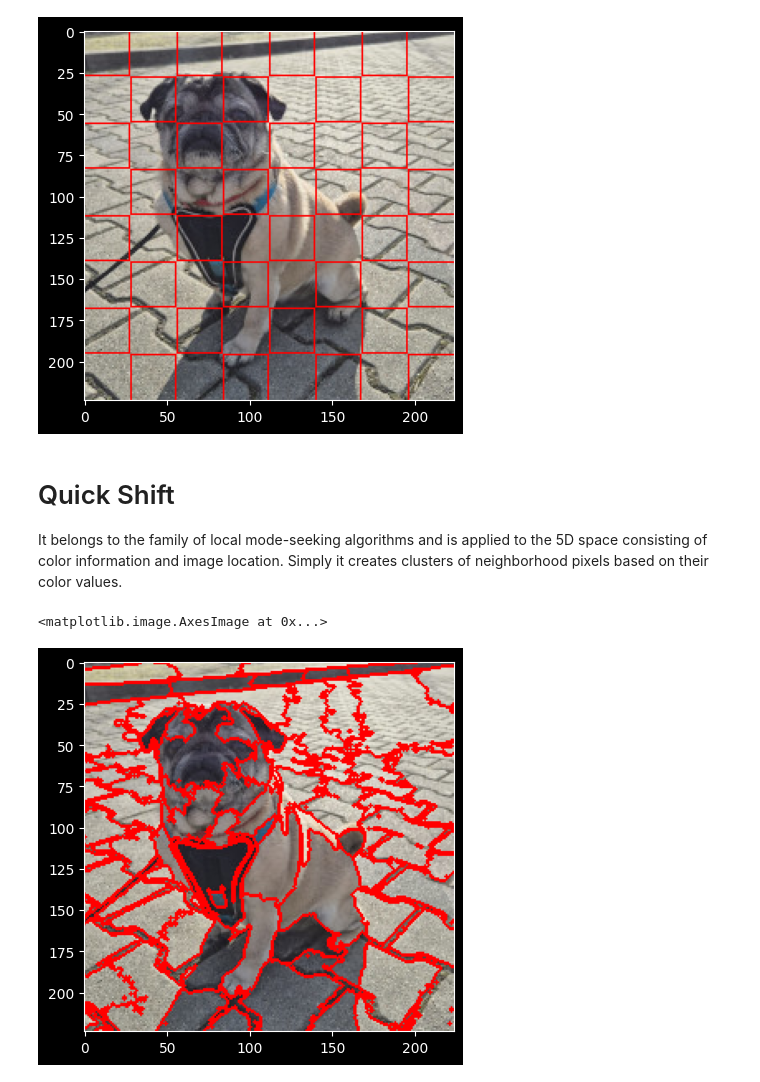
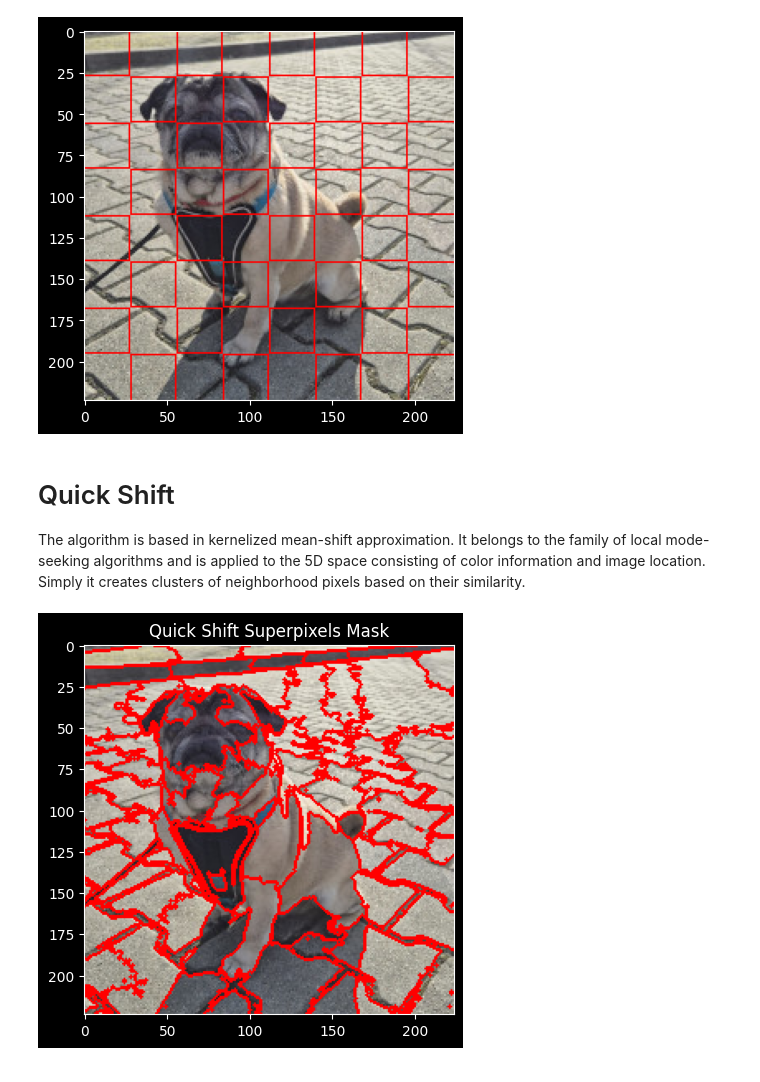
Before and after one commit to xXKeNdAmAmAsTeRXx/XAI_methods_in_classification, a Jupyter notebook: Intro_to_superpixels.ipynb, the cells around one changed output. Cells and saved outputs as stored; diff of their text form; code cells hidden in the pictures.

Commit message:
fix quick shift note

```diff
--- a/Intro_to_superpixels.ipynb
+++ b/Intro_to_superpixels.ipynb
@@ -35,13 +35,15 @@ plt.show()
 [figure]
 # %% [markdown]
 # Quick Shift
+The algorithm is based in kernelized mean-shift approximation.
 It belongs to the family of local mode-seeking algorithms and is applied to the 5D space consisting of color information and image location.
-Simply it creates clusters of neighborhood pixels based on their color values.
+Simply it creates clusters of neighborhood pixels based on their similarity.
 # %%
 from skimage.segmentation import quickshift
 qs_mask = quickshift(img)
 qs_img = mark_boundaries(img/255.0, qs_mask, color=(1,0,0))
 plt.imshow(qs_img)
+plt.title('Quick Shift Superpixels Mask')
+plt.show()
 # %% [output]
-<matplotlib.image.AxesImage at 0x...>
-[figure, old version]
+[figure, new version]
```
